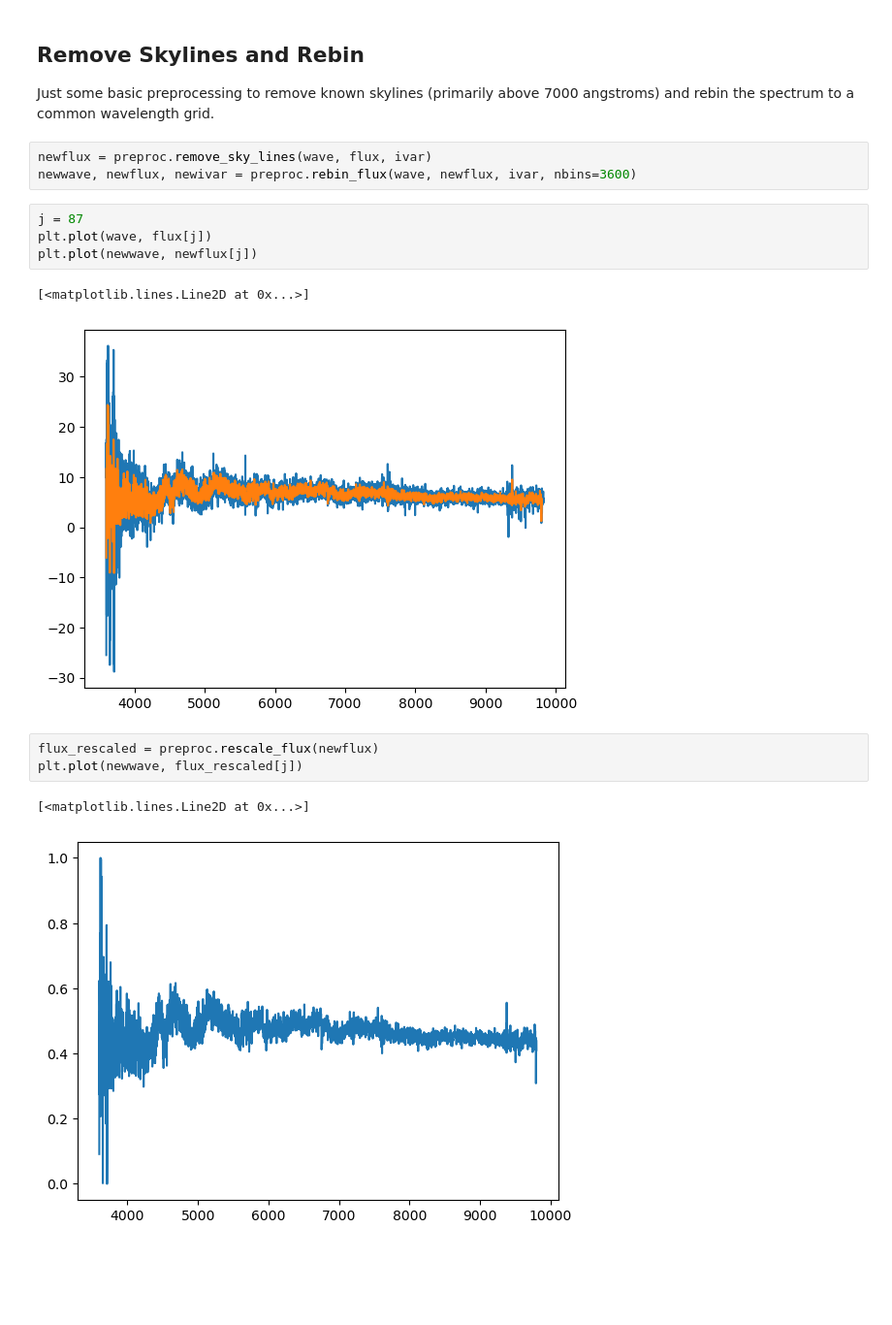
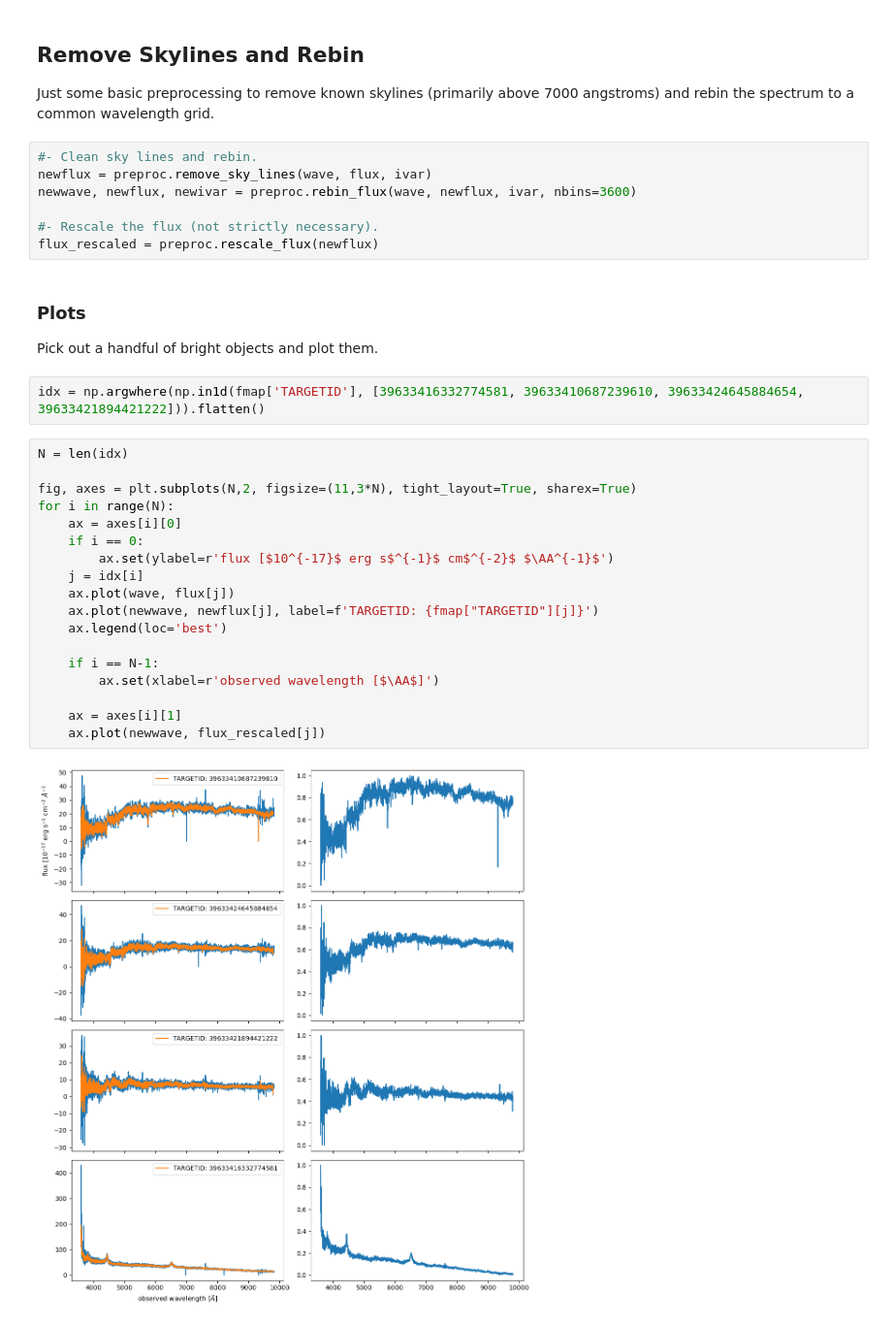
Before and after one commit to DESI-UR/snxform, a Jupyter notebook: doc/nb/test_preproc.ipynb, the cells around one changed output. Shown at 97% size. Cells and saved outputs as stored; diff of their text form; blank space fills up the shorter version.

Commit message:
Slightly nicer/more interesting plots.

```diff
--- a/doc/nb/test_preproc.ipynb
+++ b/doc/nb/test_preproc.ipynb
@@ -96,18 +96,35 @@ Table length=167
 
 Just some basic preprocessing to remove known skylines (primarily above 7000 angstroms) and rebin the spectrum to a common wavelength grid.
 # %%
+#- Clean sky lines and rebin.
 newflux = preproc.remove_sky_lines(wave, flux, ivar)
 newwave, newflux, newivar = preproc.rebin_flux(wave, newflux, ivar, nbins=3600)
+
+#- Rescale the flux (not strictly necessary).
+flux_rescaled = preproc.rescale_flux(newflux)
-# %%
-j = 87
-plt.plot(wave, flux[j])
-plt.plot(newwave, newflux[j])
-# %% [output]
-[<matplotlib.lines.Line2D at 0x...>]
-[figure, removed]
-# %%
-flux_rescaled = preproc.rescale_flux(newflux)
-plt.plot(newwave, flux_rescaled[j])
-# %% [output]
-[<matplotlib.lines.Line2D at 0x...>]
-[figure, removed]
+# %% [markdown]
+### Plots
+
+Pick out a handful of bright objects and plot them.
+# %%
+idx = np.argwhere(np.in1d(fmap['TARGETID'], [39633416332774581, 39633410687239610, 39633424645884654, 39633421894421222])).flatten()
+# %%
+N = len(idx)
+
+fig, axes = plt.subplots(N,2, figsize=(11,3*N), tight_layout=True, sharex=True)
+for i in range(N):
+    ax = axes[i][0]
+    if i == 0:
+        ax.set(ylabel=r'flux [$10^{-17}$ erg s$^{-1}$ cm$^{-2}$ $\AA^{-1}$')
+    j = idx[i]
+    ax.plot(wave, flux[j])
+    ax.plot(newwave, newflux[j], label=f'TARGETID: {fmap["TARGETID"][j]}')
+    ax.legend(loc='best')
+
+    if i == N-1:
+        ax.set(xlabel=r'observed wavelength [$\AA$]')
+
+    ax = axes[i][1]
+    ax.plot(newwave, flux_rescaled[j])
+# %% [output]
+[figure, added]
```
Also changed, not shown: parts of 1 cell of this notebook.
